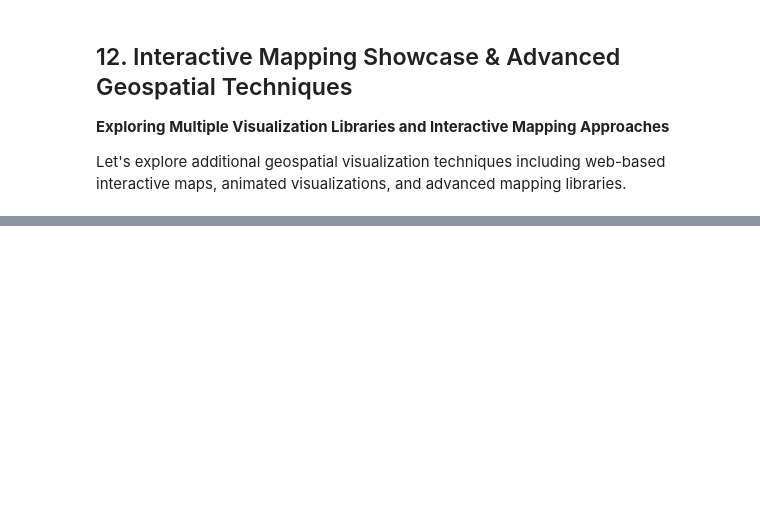
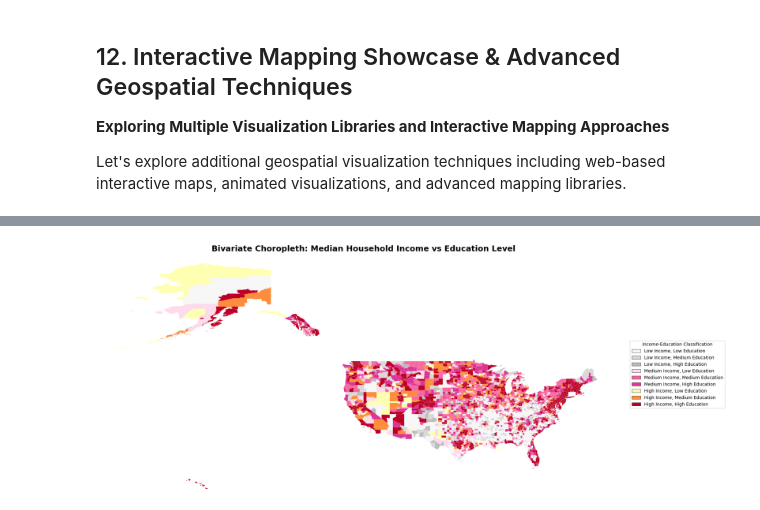
Before and after one commit to SanjeevaRDodlapati/GeoSpatialAI, a Jupyter notebook: projects/project_1_census_analysis/notebooks/02b_census_county_level_deep_dive.ipynb, the cells around one changed output, grey strips where cells are left out. Drawn from its saved outputs; the diff is of its cells as text; code cells hidden in the pictures; blank space fills up the shorter version.

```diff
--- a/projects/project_1_census_analysis/notebooks/02b_census_county_level_deep_dive.ipynb
+++ b/projects/project_1_census_analysis/notebooks/02b_census_county_level_deep_dive.ipynb
@@ -3113,0 +2885,81 @@ else:
+# %%
+# Part 3: Bivariate Choropleth Mapping (Fixed Figure Size)
+if counties_with_data is not None:
+    print("🎯 INTERACTIVE MAPPING SHOWCASE - PART 3: BIVARIATE CHOROPLETH")
+    print("="*60)
+
+    # Bivariate choropleth map with proper sizing
+    print("   Creating bivariate choropleth map...")
+
+    # Create figure with better aspect ratio and larger size
+    fig, ax = plt.subplots(1, 1, figsize=(20, 12))
+
+    # Create bivariate classification
+    if all(col in counties_with_data.columns for col in ['median_household_income', 'pct_bachelors_plus']):
+        # Quantile-based classification
+        income_quantiles = pd.qcut(counties_with_data['median_household_income'], q=3, labels=[1, 2, 3])
+        education_quantiles = pd.qcut(counties_with_data['pct_bachelors_plus'], q=3, labels=[1, 2, 3])
+
+        # Combine into bivariate classes
+        counties_with_data['bivariate_class'] = income_quantiles.astype(str) + '-' + education_quantiles.astype(str)
+
+        # Define color scheme for bivariate map (improved colors)
+        bivariate_colors = {
+            '1-1': '#f7f7f7',  # Low income, low education - light gray
+            '1-2': '#d9d9d9',  # Low income, medium education - medium gray
+            '1-3': '#bdbdbd',  # Low income, high education - darker gray
+            '2-1': '#fddaec',  # Medium income, low education - light pink
+            '2-2': '#f768a1',  # Medium income, medium education - medium pink
+            '2-3': '#dd3497',  # Medium income, high education - dark pink
+            '3-1': '#ffffb2',  # High income, low education - light yellow
+            '3-2': '#fd8d3c',  # High income, medium education - orange
+            '3-3': '#bd0026'   # High income, high education - dark red
+        }
+
+        # Plot bivariate map with better styling
+        for bivar_class, color in bivariate_colors.items():
+            subset = counties_with_data[counties_with_data['bivariate_class'] == bivar_class]
+            if len(subset) > 0:
+                subset.plot(color=color, edgecolor='white', linewidth=0.05, ax=ax)
+
+        # Set proper map extent and aspect
+        ax.set_xlim(-180, -60)  # Continental US longitude range
+        ax.set_ylim(20, 72)     # Continental US latitude range
+        ax.set_aspect('equal')
+
+        ax.set_title('Bivariate Choropleth: Median Household Income vs Education Level',
+                    fontsize=18, fontweight='bold', pad=20)
+        ax.axis('off')
+
+        # Create a better legend
+        from matplotlib.patches import Rectangle
+        legend_elements = []
+        legend_labels = {
+            '1-1': 'Low Income, Low Education',
+            '1-2': 'Low Income, Medium Education',
+            '1-3': 'Low Income, High Education',
+            '2-1': 'Medium Income, Low Education',
+            '2-2': 'Medium Income, Medium Education',
+            '2-3': 'Medium Income, High Education',
+            '3-1': 'High Income, Low Education',
+            '3-2': 'High Income, Medium Education',
+            '3-3': 'High Income, High Education'
+        }
+
+        for bivar_class, color in bivariate_colors.items():
+            if bivar_class in legend_labels:
+                legend_elements.append(Rectangle((0,0),1,1, facecolor=color, edgecolor='black', linewidth=0.5))
+
+        ax.legend(legend_elements, [legend_labels[key] for key in bivariate_colors.keys()],
+                 loc='center left', bbox_to_anchor=(1, 0.5), fontsize=10, title='Income-Education Classification')
+
+        plt.tight_layout()
+
+        bivariate_map_file = figures_dir / 'bivariate_choropleth_map_improved.png'
+        plt.savefig(bivariate_map_file, dpi=300, bbox_inches='tight', facecolor='white')
+        plt.show()
+        print(f"✅ Improved bivariate choropleth map saved: {bivariate_map_file}")
+
+else:
+    print("❌ Cannot create bivariate choropleth: County data not available")
+# %% [output]
@@ -3113,0 +2969 @@ else:
+[figure, added]
```
Also changed, not shown: parts of 22 cells of this notebook, 35 other files.
